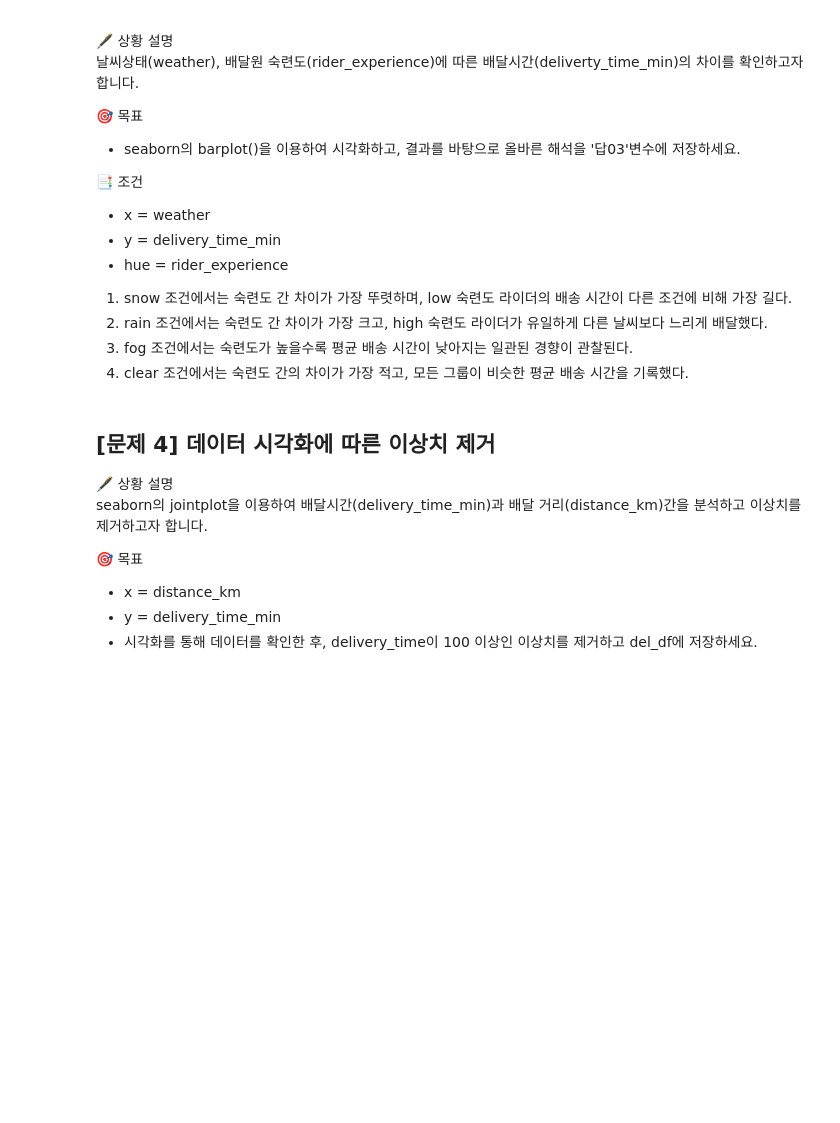
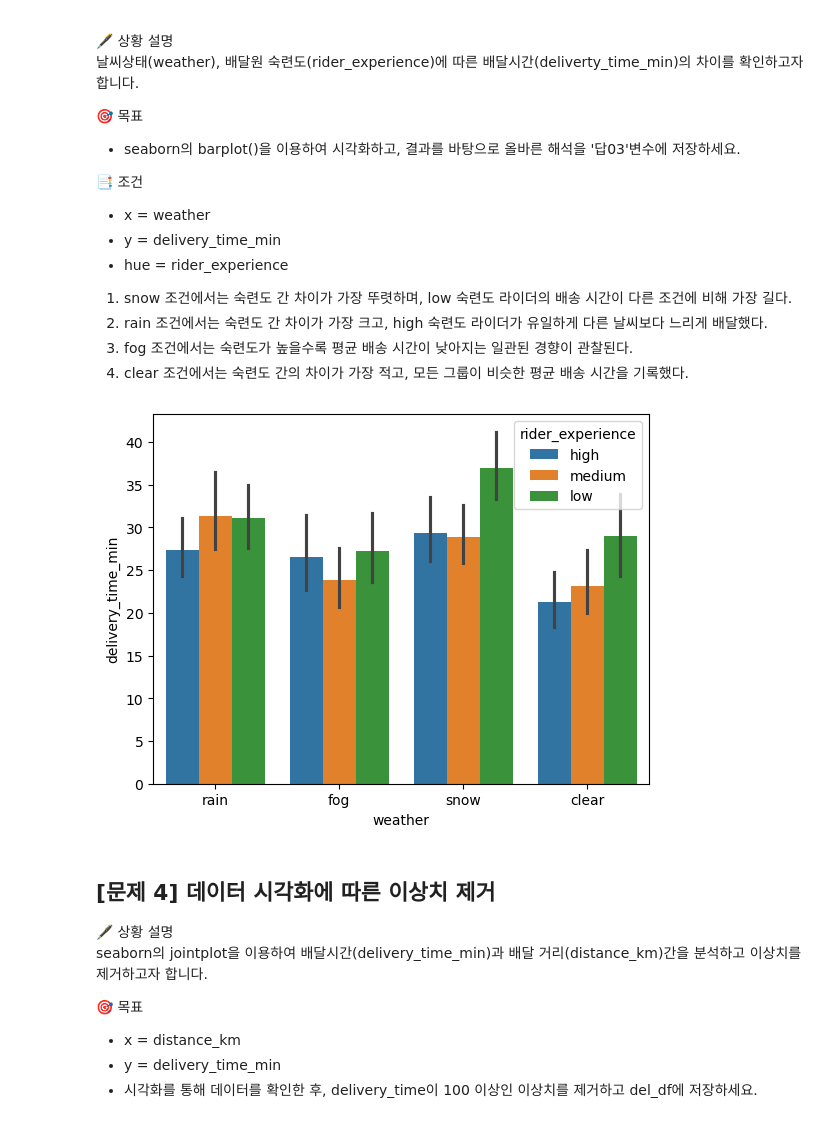
Before and after one commit to Sihyeon0123/AIVLE_School, a Jupyter notebook: AICE ASSOCIATE/2일차/8기_ASSO_과제4(배송 소요시간 예측).ipynb, the cells around one changed output. Drawn from its saved outputs; the diff is of its cells as text; code cells hidden in the pictures; blank space fills up the shorter version.

```diff
--- a/AICE ASSOCIATE/2일차/8기_ASSO_과제4(배송 소요시간 예측).ipynb
+++ b/AICE ASSOCIATE/2일차/8기_ASSO_과제4(배송 소요시간 예측).ipynb
@@ -51,6 +56,7 @@ delivery_time.csv 파일을 불러와야 합니다.
 - 파일명: delivery_time.csv
 # %%
 # 여기에 답안코드를 작성하세요.
+delivery_df = pd.read_csv('./data/delivery_time.csv')
 # %% [markdown]
 ## [문제 3] 데이터 확인
 
@@ -72,6 +78,11 @@ delivery_time.csv 파일을 불러와야 합니다.
 4. clear 조건에서는 숙련도 간의 차이가 가장 적고, 모든 그룹이 비슷한 평균 배송 시간을 기록했다.
 # %%
 # 여기에 답안코드를 작성하세요.
+sns.barplot(delivery_df, x='weather', y='delivery_time_min', hue='rider_experience', hue_order=['high', 'medium', 'low'])
+
+답안03 = '1'
+# %% [output]
+[figure, added]
 # %% [markdown]
 ## [문제 4] 데이터 시각화에 따른 이상치 제거
 
```
Also changed, not shown: parts of 16 cells of this notebook, 1 other file.
